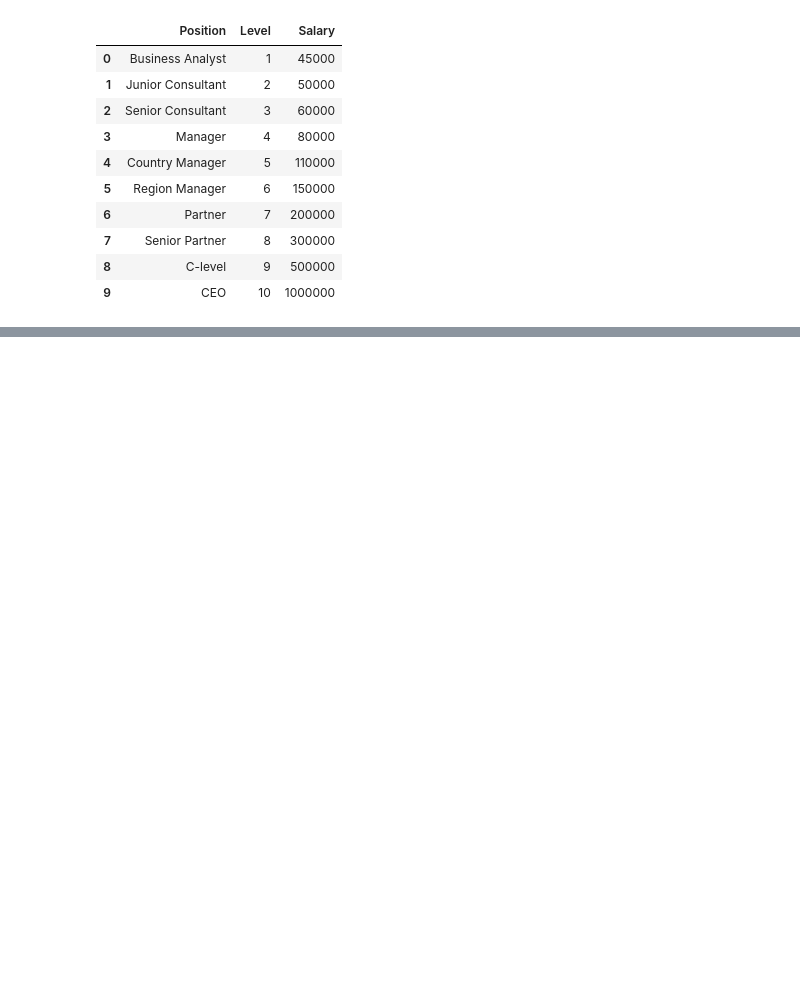
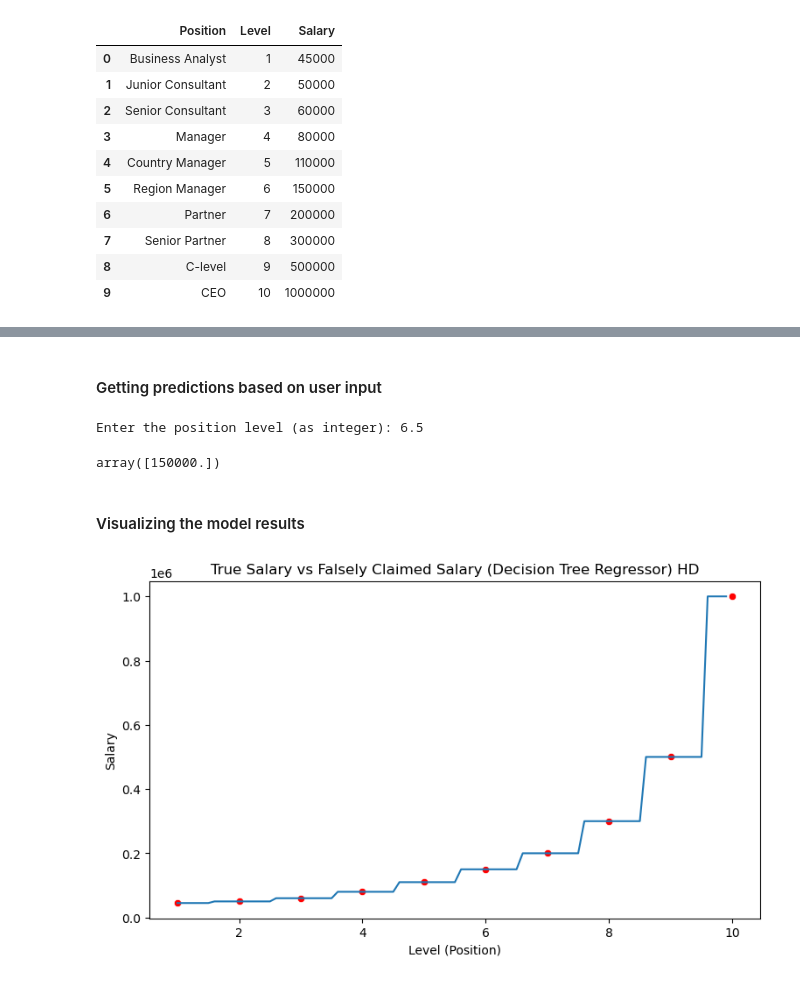
Before and after one commit to lavkushsingh31/ML-Practice-Exercises, a Jupyter notebook: Practice Udemy - Decision Tree Regression.ipynb, the cells around one changed output, grey strips where cells are left out. Drawn from its saved outputs; the diff is of its cells as text; code cells hidden in the pictures; blank space fills up the shorter version.

Commit message:
added code for decisionn tree regression

```diff
--- a/Practice Udemy - Decision Tree Regression.ipynb
+++ b/Practice Udemy - Decision Tree Regression.ipynb
@@ -22,3 +27,6 @@ data
 | 7 | Senior Partner | 8 | 300000 |
 | 8 | C-level | 9 | 500000 |
 | 9 | CEO | 10 | 1000000 |
+# %%
+X = data['Level'].values.reshape(-1,1)
+y = data['Salary'].values
@@ -24,0 +35,4 @@ data
+# %%
+dt_regression = DecisionTreeRegressor()
+# %%
+dt_regression.fit(X,y)
@@ -24,0 +87,2 @@ data
+# %% [markdown]
+#### Getting predictions based on user input
@@ -24,0 +99,21 @@ data
+# %%
+user_input = input('Enter the position level (as integer): ')
+get_predictions_dt_regression_model(user_input)
+# %% [output]
+Enter the position level (as integer): 6.5
+array([150000.])
+# %% [markdown]
+#### Visualizing the model results
+# %%
+X_grid = np.arange(min(X), max(X), 0.1).reshape(-1,1)
+
+y_pred_Xgrid = dt_regression.predict(X_grid)
+# %%
+plt.figure(figsize=(9,5))
+sns.scatterplot(x = X.ravel(), y = y, color = 'red')
+sns.lineplot(x = X_grid.ravel(), y = y_pred_Xgrid)
+plt.title("True Salary vs Falsely Claimed Salary (Decision Tree Regressor) HD")
+plt.xlabel("Level (Position)")
+plt.ylabel("Salary");
+# %% [output]
+[figure, added]
```
Also changed, not shown: parts of 10 cells of this notebook.
